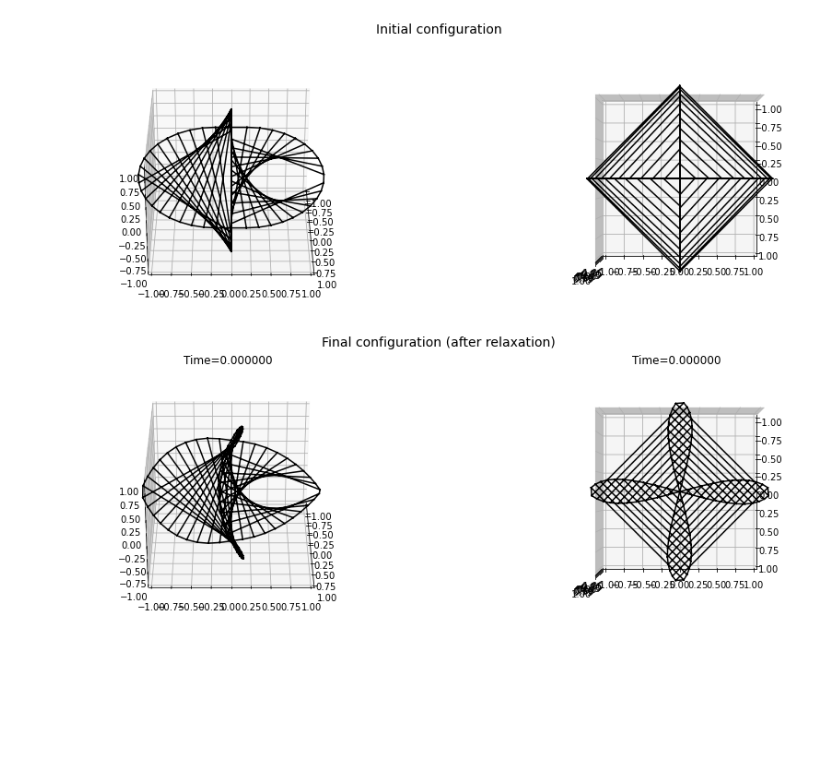
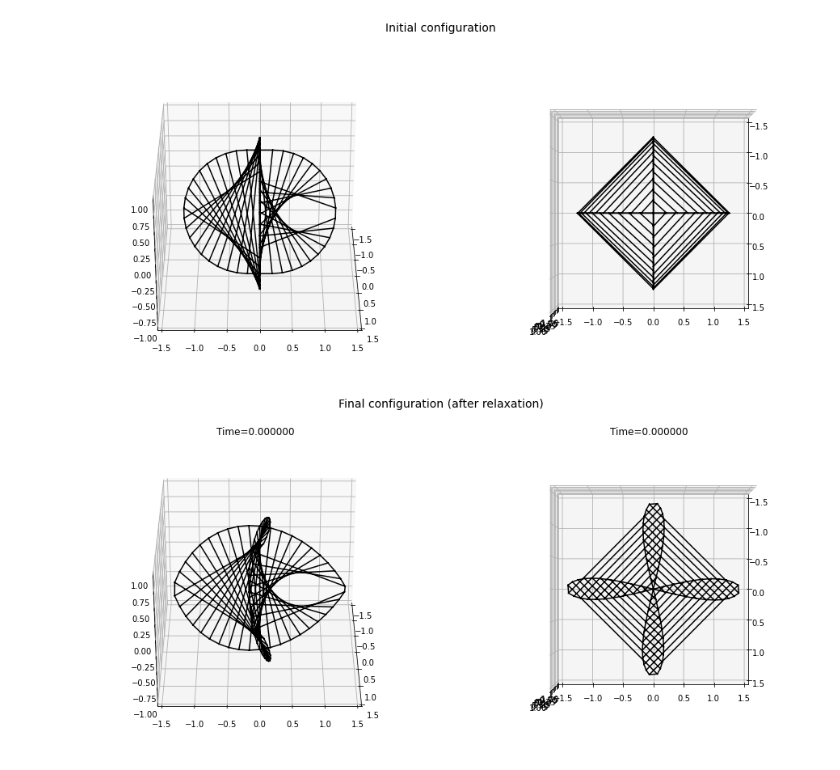
Before and after one commit to BenLiuMath/tensegpy, a Jupyter notebook: fan_notebook.ipynb, the cells around one changed output. Drawn from its saved outputs; the diff is of its cells as text; code cells hidden in the pictures; blank space fills up the shorter version.

```diff
--- a/fan_notebook.ipynb
+++ b/fan_notebook.ipynb
@@ -7,17 +9,0 @@ from calcSpringForces import *
-# %%
-# Functions to produces matrices that perform rotations in three dimensions.
-def rotZ(th):
-    c = np.cos(th);
-    s = np.sin(th);
-    A = np.array([[c,-s,0],[s,c,0],[0,0,1]]);
-    return A;
-def rotX(th):
-    c = np.cos(th);
-    s = np.sin(th);
-    A = np.array([[1,0,0],[0,c,-s],[0,s,c]]);
-    return A;
-def rotY(th):
-    c = np.cos(th);
-    s = np.sin(th);
-    A = np.array([[c,0,-s],[0,1,0],[s,0,c]]);
-    return A;
@@ -269,46 +122,39 @@ for kk in range(0,len(tspan),10):
 # %%
 %matplotlib inline
 X_final = Xsol[:,-1];
 
 
-fig = plt.figure(figsize=(16,5))
+fig = plt.figure(figsize=(16,7))
 plt.suptitle('Initial configuration',fontsize=14);
 
 ax = fig.add_subplot(121, projection='3d')
-plotSpringMassSystem( X_init, springList, detail=0, ax=ax)
-ax.set_xlim3d(-1,1)
-ax.set_ylim3d(-1,1)
-ax.set_zlim3d(-1,1)
+tsp.plotSpringMassSystem( X_init, springList, detail=0, ax=ax)
+ax.set_axis3d((-1.5,1.5,-1.5,1.5,-1,1));
 ax.view_init(30,0)
 
+
 ax = fig.add_subplot(122, projection='3d')
-plotSpringMassSystem( X_init, springList, detail=0, ax=ax)
-ax.set_xlim3d(-1,1)
-ax.set_ylim3d(-1,1)
-ax.set_zlim3d(-1,1)
+tsp.plotSpringMassSystem( X_init, springList, detail=0, ax=ax)
+ax.set_axis3d((-1.5,1.5,-1.5,1.5,-1,1));
 ax.view_init(90,0)
 plt.show();
 
 
-fig = plt.figure(figsize=(16,5))
+fig = plt.figure(figsize=(16,7))
 plt.suptitle('Final configuration (after relaxation)',fontsize=14);
 
 ax = fig.add_subplot(121, projection='3d')
-plotSpringMassSystem( X_final, springList, detail=0, ax=ax)
-ax.set_xlim3d(-1,1)
-ax.set_ylim3d(-1,1)
-ax.set_zlim3d(-1,1)
+tsp.plotSpringMassSystem( X_final, springList, detail=0, ax=ax)
+ax.set_axis3d((-1.5,1.5,-1.5,1.5,-1,1));
 ax.view_init(30,0)
 plt.title("Time=%f"%tspan[0]);
 
 ax = fig.add_subplot(122, projection='3d')
-plotSpringMassSystem( X_final, springList, detail=0, ax=ax)
-ax.set_xlim3d(-1,1)
-ax.set_ylim3d(-1,1)
-ax.set_zlim3d(-1,1)
+tsp.plotSpringMassSystem( X_final, springList, detail=0, ax=ax)
+ax.set_axis3d((-1.5,1.5,-1.5,1.5,-1,1));
 ax.view_init(90,0)
 plt.title("Time=%f"%tspan[0]);
 plt.show();
 # %% [output]
-[figure, old version]
+[figure, new version]
-[figure, old version]
+[figure, new version]
```
Also changed, not shown: parts of 9 cells of this notebook, 2 other files.
